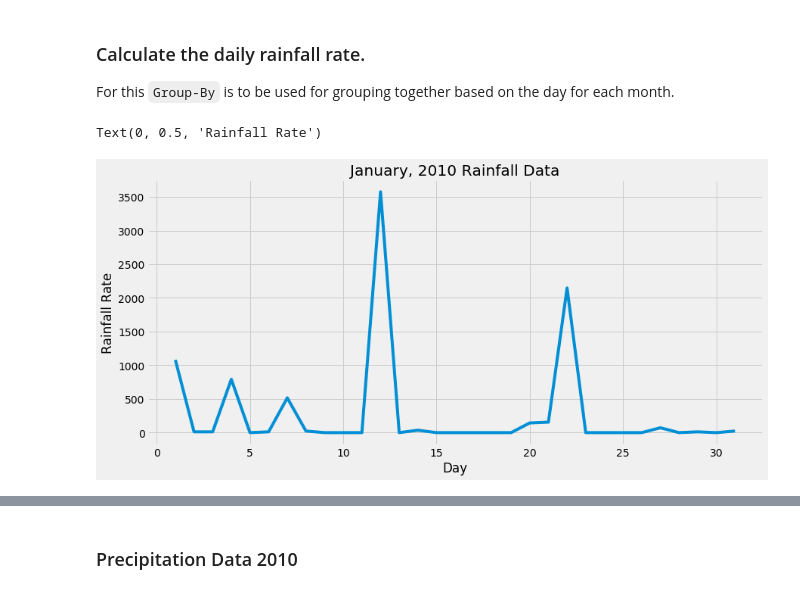
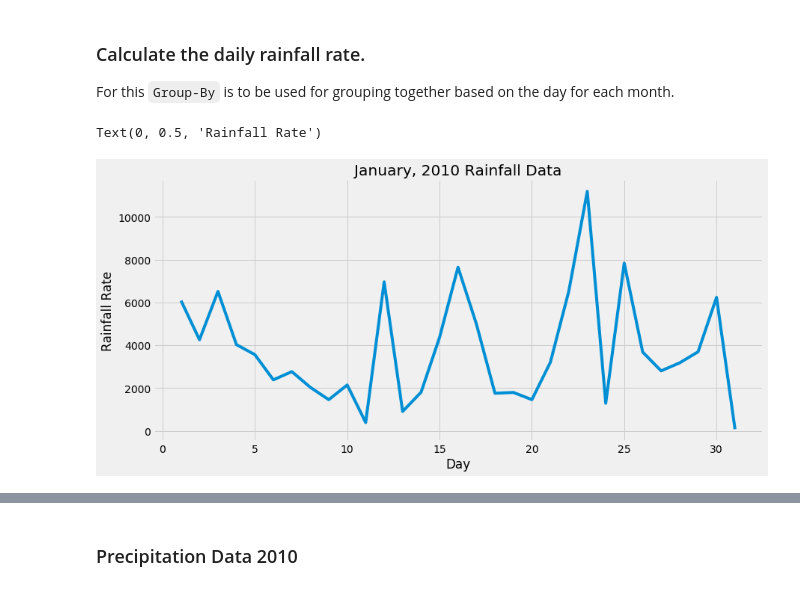
Before and after one commit to dsaharia/PRAT-Rainfall, a Jupyter notebook: imager-rainfall/Singapore_2010.ipynb, the cells around one changed output, grey strips where cells are left out. Drawn from its saved outputs; the diff is of its cells as text; code cells hidden in the pictures.

```diff
--- a/imager-rainfall/Singapore_2010.ipynb
+++ b/imager-rainfall/Singapore_2010.ipynb
@@ -44,13 +37,14 @@ Text(0, 0.5, 'Rainfall Rate')
 ### Calculate the daily rainfall rate.
 For this `Group-By` is to be used for grouping together based on the day for each month.
 # %%
-daily_groups = rainfall_df.groupby([rainfall_df.index.month, rainfall_df.index.day])['rainfall_rate'].sum() # grouping based on the month and day.
+daily_groups = rainfall_df.groupby(rainfall_df.index.day)['rainfall_rate'].sum() # grouping based on the month and day.
 # %%
 # For example plot the January Data
 plt.title("January, 2010 Rainfall Data")
-plt.plot(daily_groups[1])
+plt.plot(daily_groups)
+# plt.plot(jan_gauge_df['rainfall'], label='Gauge')
 plt.xlabel('Day')
 plt.ylabel('Rainfall Rate')
 # %% [output]
 Text(0, 0.5, 'Rainfall Rate')
-[figure, old version]
+[figure, new version]
```
Also changed, not shown: parts of 13 cells of this notebook.
